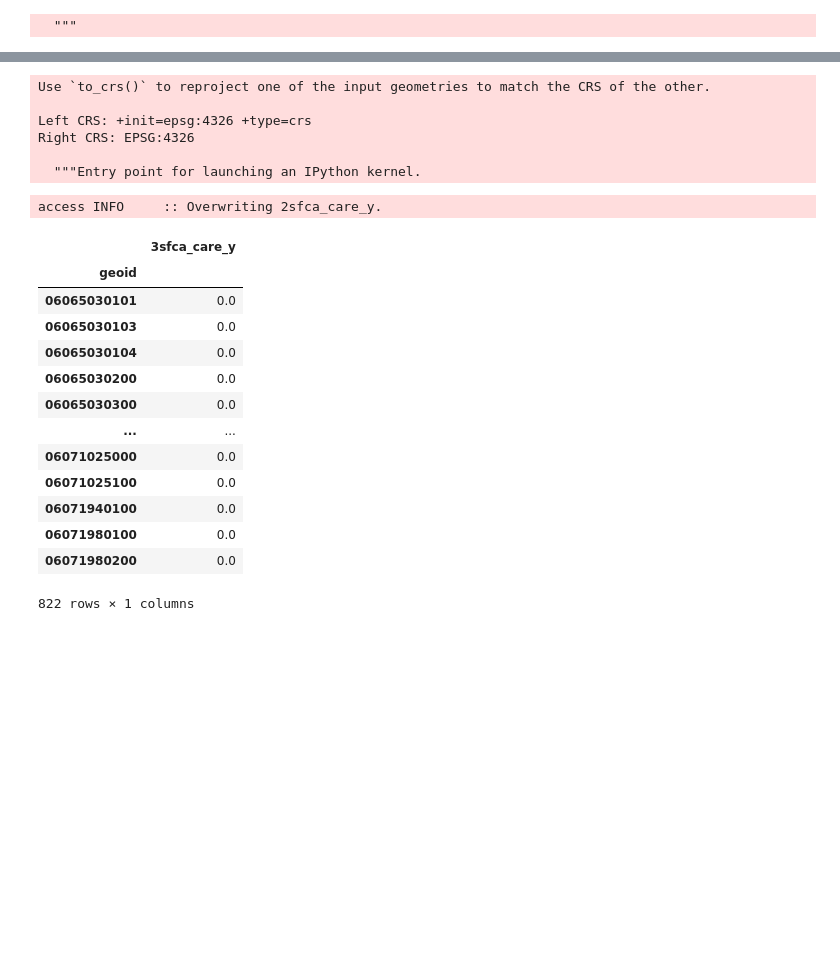
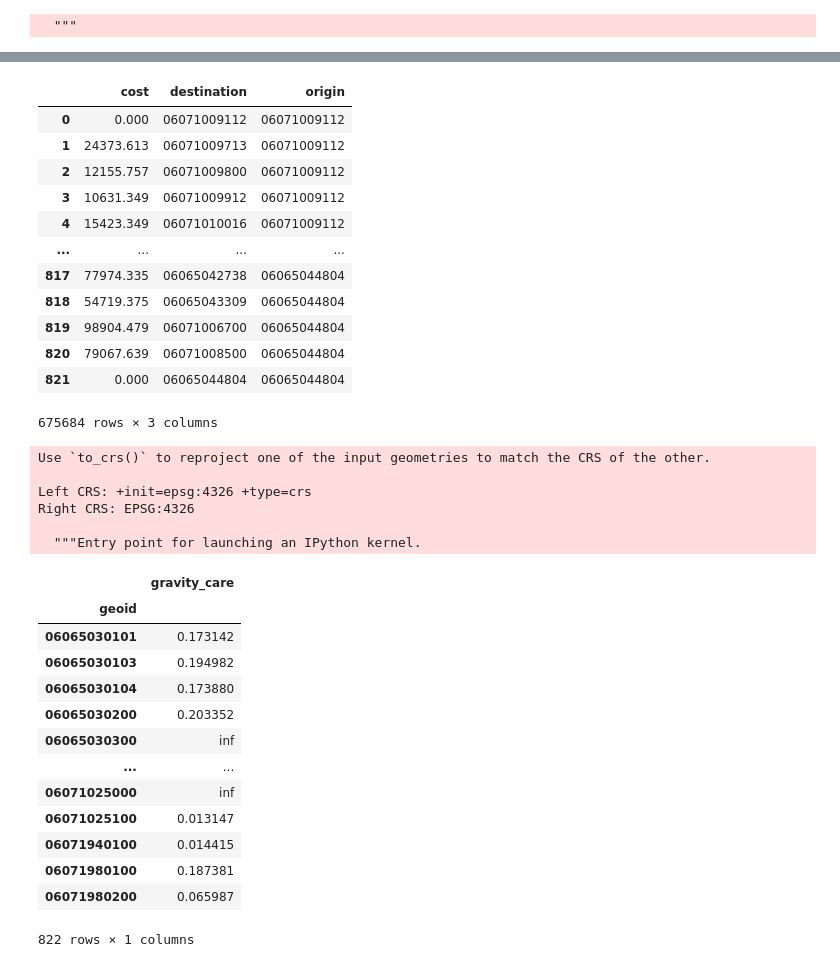
Before and after one commit to knaaptime/healthacc, a Jupyter notebook: notebooks/simple_access.ipynb, the cells around one changed output, grey strips where cells are left out. Drawn from its saved outputs; the diff is of its cells as text; code cells hidden in the pictures; blank space fills up the shorter version.

```diff
--- a/notebooks/simple_access.ipynb
+++ b/notebooks/simple_access.ipynb
@@ -116,2 +105,26 @@ def compute_travel_cost_matrix(origins, destinations, network, reindex_name=Fals
     return df
+# %%
+def compute_travel_cost_adjlist(origins, destinations, network, reindex_name=False):
+    origins = origins.copy()
+    destinations = destinations.copy()
+
+    origins['osm_ids'] = network.get_node_ids(origins.centroid.x, origins.centroid.y).astype(int)
+    destinations['osm_ids'] = network.get_node_ids(destinations.centroid.x, destinations.centroid.y).astype(int)
+
+    ods = []
+
+    for origin in origins['osm_ids']:
+        df = pd.DataFrame()
+        df['cost'] = network.shortest_path_lengths([int(origin)] * len(origins), destinations['osm_ids'])
+        if reindex_name:
+            df['destination'] = destinations[reindex_name].values
+            df['origin'] = origins[origins.osm_ids==origin]['geoid'].values[0]
+        else:
+            df['destination'] = destinations['osm_ids']
+            df['origin'] = origin
+        ods.append(df)
+
+    combined = pd.concat(ods)
+
+    return combined
 # %%
@@ -137,3 +155,19 @@ tract_cost
+# %%
+tract_adjlist
+# %% [output]
+|  | cost | destination | origin |
+| 0 | 0.000 | 06071009112 | 06071009112 |
+| 1 | 24373.613 | 06071009713 | 06071009112 |
+| 2 | 12155.757 | 06071009800 | 06071009112 |
+| 3 | 10631.349 | 06071009912 | 06071009112 |
+| 4 | 15423.349 | 06071010016 | 06071009112 |
+| ... | ... | ... | ... |
+| 817 | 77974.335 | 06065042738 | 06065044804 |
+| 818 | 54719.375 | 06065043309 | 06065044804 |
+| 819 | 98904.479 | 06071006700 | 06065044804 |
+| 820 | 79067.639 | 06071008500 | 06065044804 |
+| 821 | 0.000 | 06065044804 | 06065044804 |
+675684 rows × 3 columns
 # %%
 joined  = gpd.sjoin(socal, health[['geometry', 'care']], op='intersects', how='left').groupby('geoid').sum()['care']
 # %% [output]
@@ -167,20 +201,18 @@ ac.enhanced_two_stage_fca(name = "g2sfca", weight_fn = gaussian)
 ac.three_stage_fca(name = "3sfca")
 ac.weighted_catchment(name = "gauss", weight_fn = gaussian)
 ac.weighted_catchment(name = "gravity", weight_fn = gravity)
-ac.score
 # %% [output]
+|  | gravity_care |
+| geoid |  |
+| 06065030101 | 0.173142 |
+| 06065030103 | 0.194982 |
+| 06065030104 | 0.173880 |
+| 06065030200 | 0.203352 |
+| 06065030300 | inf |
+| ... | ... |
+| 06071025000 | inf |
+| 06071025100 | 0.013147 |
+| 06071940100 | 0.014415 |
+| 06071980100 | 0.187381 |
+| 06071980200 | 0.065987 |
-access INFO     :: Overwriting 2sfca_care_y.
+822 rows × 1 columns
-|  | 3sfca_care_y |
-| geoid |  |
-| 06065030101 | 0.0 |
-| 06065030103 | 0.0 |
-| 06065030104 | 0.0 |
-| 06065030200 | 0.0 |
-| 06065030300 | 0.0 |
-| ... | ... |
-| 06071025000 | 0.0 |
-| 06071025100 | 0.0 |
-| 06071940100 | 0.0 |
-| 06071980100 | 0.0 |
-| 06071980200 | 0.0 |
-822 rows × 1 columns
```
Also changed, not shown: parts of 20 cells of this notebook.
